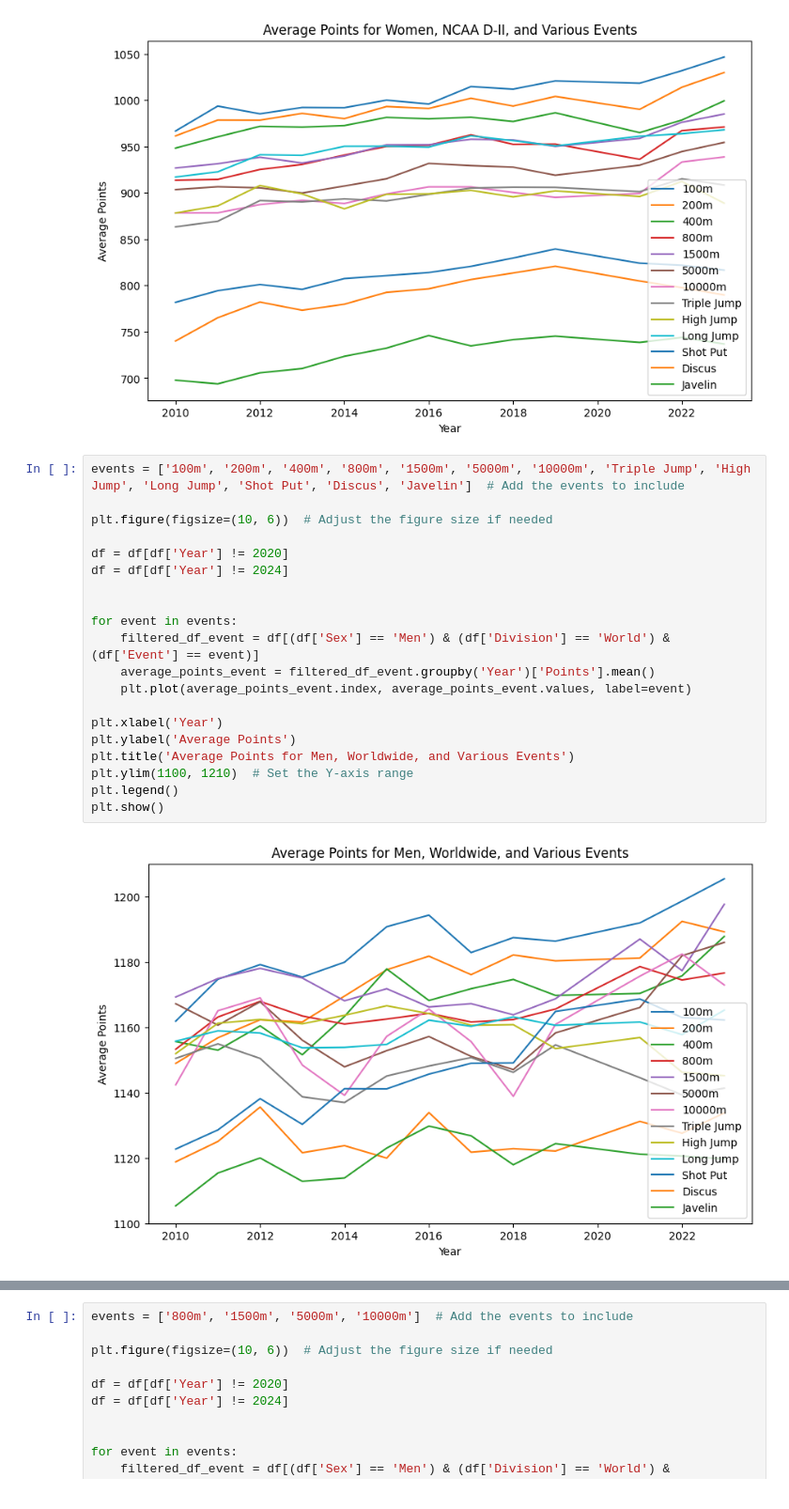
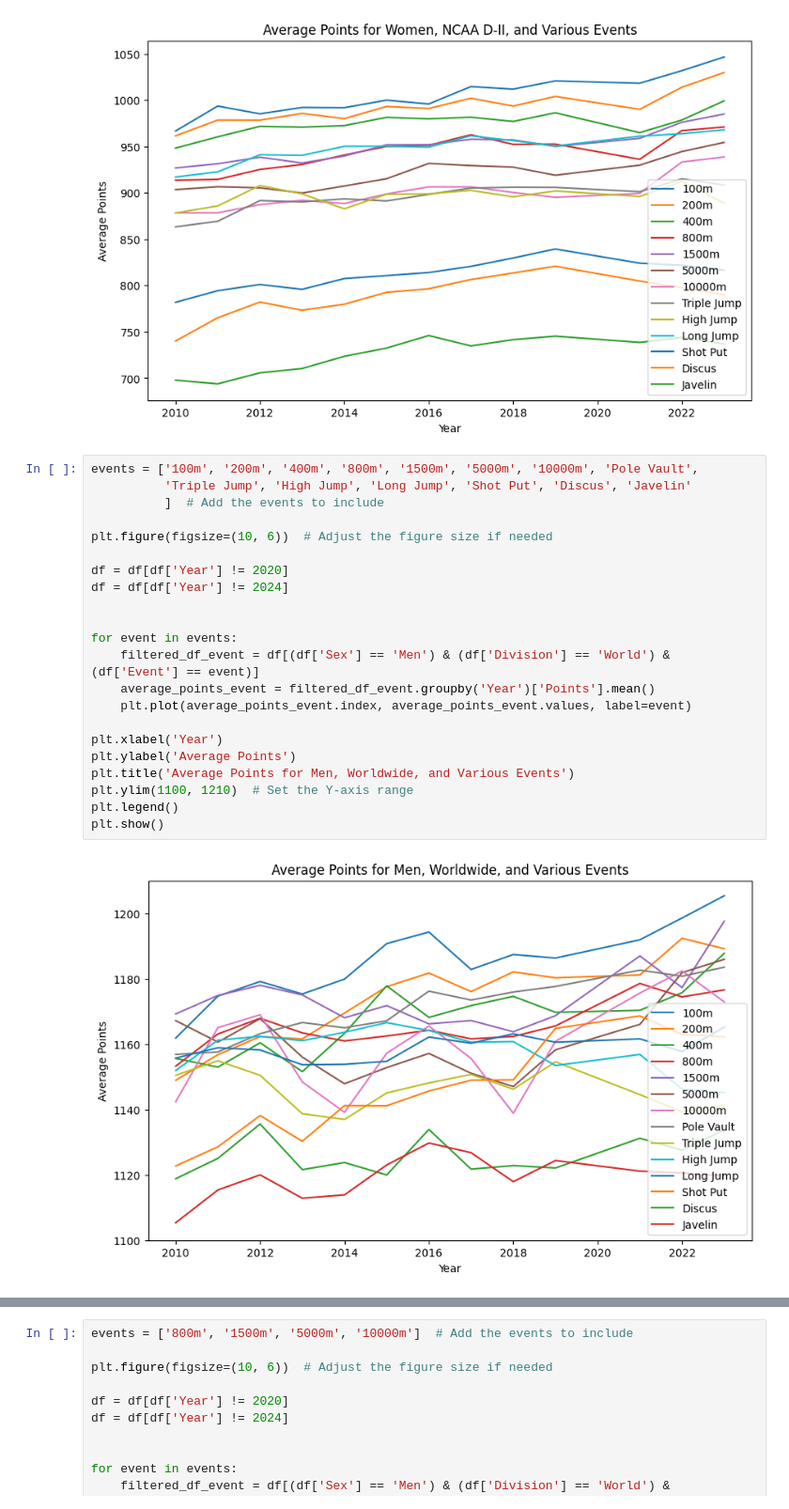
Before and after one commit to GeckoG/NW-Capstone, a Jupyter notebook: EDA.ipynb, the cells around one changed output, grey strips where cells are left out. Shown at 94% size. Cells and saved outputs as stored; diff of their text form.

```diff
--- a/EDA.ipynb
+++ b/EDA.ipynb
@@ -81,27 +81,29 @@ plt.show()
 # %% [output]
 [figure]
 # %%
-events = ['100m', '200m', '400m', '800m', '1500m', '5000m', '10000m', 'Triple Jump', 'High Jump', 'Long Jump', 'Shot Put', 'Discus', 'Javelin']  # Add the events to include
+events = ['100m', '200m', '400m', '800m', '1500m', '5000m', '10000m', 'Pole Vault',
+          'Triple Jump', 'High Jump', 'Long Jump', 'Shot Put', 'Discus', 'Javelin'
+          ]  # Add the events to include
 
 plt.figure(figsize=(10, 6))  # Adjust the figure size if needed
 
 df = df[df['Year'] != 2020]
 df = df[df['Year'] != 2024]
 
 
 for event in events:
     filtered_df_event = df[(df['Sex'] == 'Men') & (df['Division'] == 'World') & (df['Event'] == event)]
     average_points_event = filtered_df_event.groupby('Year')['Points'].mean()
     plt.plot(average_points_event.index, average_points_event.values, label=event)
 
 plt.xlabel('Year')
 plt.ylabel('Average Points')
 plt.title('Average Points for Men, Worldwide, and Various Events')
 plt.ylim(1100, 1210)  # Set the Y-axis range
 plt.legend()
 plt.show()
 # %% [output]
-[figure, old version]
+[figure, new version]
 # %% [markdown]
 1. It appears that there is a general upward trend
 2. It also appears to align its peaks with the olympic cycle, with several events peaking during olympic years
```
Also changed, not shown: parts of 1 cell of this notebook, 4 other files.
